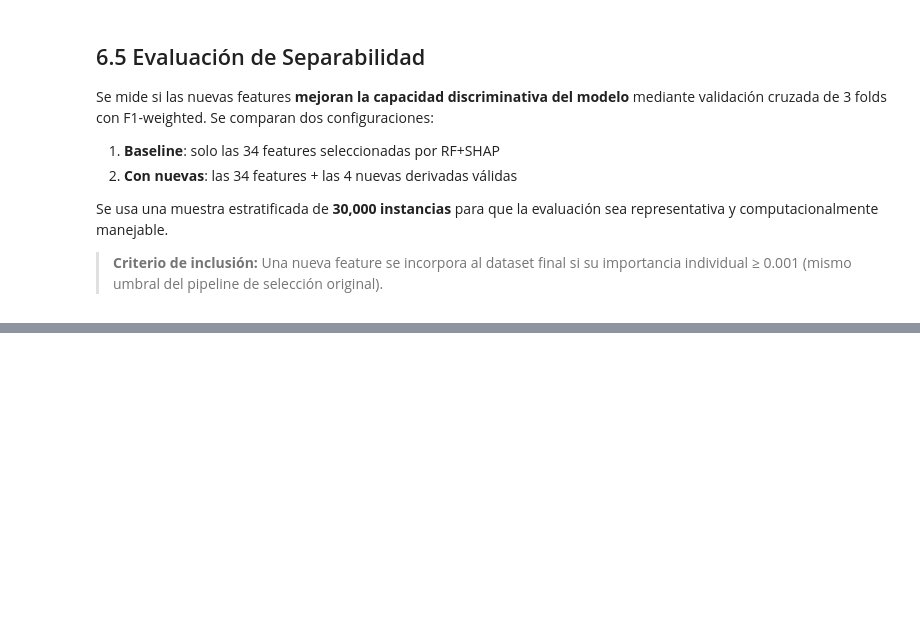
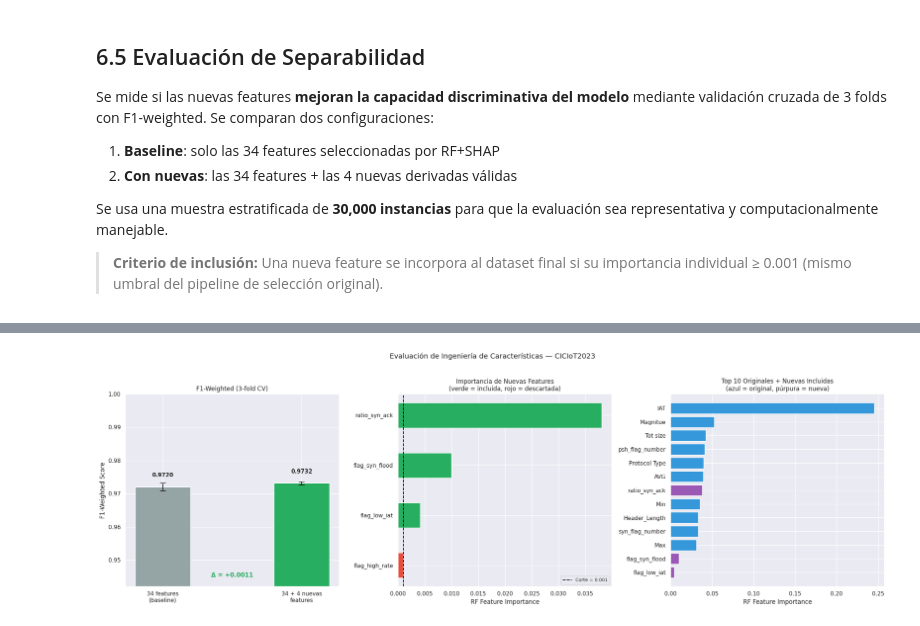
Before and after one commit to xtsebas/iot-intrusion-detection-ml, a Jupyter notebook: notebooks/Parte_1.ipynb, the cells around one changed output, grey strips where cells are left out. Cells and saved outputs as stored; diff of their text form; code cells hidden in the pictures; blank space fills up the shorter version.

Commit message:
Feat: Ingeniería de características

```diff
--- a/notebooks/Parte_1.ipynb
+++ b/notebooks/Parte_1.ipynb
@@ -1525,0 +1578,64 @@ Diferencia                    : +0.0011
+# %%
+fig, axes = plt.subplots(1, 3, figsize=(22, 7))
+
+# --- Panel 1: Comparativa F1 ---
+metodos   = ['34 features\n(baseline)', '34 + 4 nuevas\nfeatures']
+f1_scores = [scores_base.mean(), scores_new.mean()]
+errores   = [scores_base.std(),  scores_new.std()]
+color_bar = '#27ae60' if mejora >= 0 else '#e74c3c'
+bars = axes[0].bar(metodos, f1_scores,
+                   color=['#95a5a6', color_bar],
+                   yerr=errores, capsize=6, width=0.4)
+axes[0].set_ylim(min(f1_scores) - 0.03, 1.0)
+axes[0].set_title('F1-Weighted (3-fold CV)', fontsize=12)
+axes[0].set_ylabel('F1-Weighted Score')
+for bar, val in zip(bars, f1_scores):
+    axes[0].text(bar.get_x() + bar.get_width()/2,
+                 bar.get_height() + 0.003,
+                 f'{val:.4f}', ha='center', fontsize=11, fontweight='bold')
+axes[0].annotate(f'Δ = {mejora:+.4f}',
+                 xy=(0.5, 0.05), xycoords='axes fraction',
+                 ha='center', fontsize=12,
+                 color='#27ae60' if mejora >= 0 else '#e74c3c',
+                 fontweight='bold')
+
+# --- Panel 2: Importancia de las 4 nuevas features ---
+imp_sort   = imp_nuevas.sort_values('importance')
+col_barras = ['#27ae60' if f in features_nuevas_ok
+              else '#e74c3c' for f in imp_sort['feature']]
+axes[1].barh(imp_sort['feature'], imp_sort['importance'],
+             color=col_barras, edgecolor='white', height=0.5)
+axes[1].axvline(x=CORTE_NUEVAS, color='black', linestyle='--',
+                linewidth=1.5, label=f'Corte = {CORTE_NUEVAS}')
+axes[1].set_title('Importancia de Nuevas Features\n(verde = incluida, rojo = descartada)',
+                  fontsize=12)
+axes[1].set_xlabel('RF Feature Importance')
+axes[1].legend(fontsize=9)
+
+# --- Panel 3: Top 10 originales + nuevas incluidas ---
+top_orig  = imp_expandido[
+    ~imp_expandido['feature'].isin(NUEVAS_FEATURES)
+].head(10)
+top_nuevas_ok = imp_expandido[
+    imp_expandido['feature'].isin(features_nuevas_ok)
+]
+combined = pd.concat([
+    top_orig.assign(tipo='Original'),
+    top_nuevas_ok.assign(tipo='Nueva')
+]).sort_values('importance', ascending=True)
+
+col_comb = ['#3498db' if t == 'Original' else '#9b59b6'
+            for t in combined['tipo']]
+axes[2].barh(combined['feature'], combined['importance'],
+             color=col_comb, edgecolor='white')
+axes[2].set_title('Top 10 Originales + Nuevas Incluidas\n'
+                  '(azul = original, púrpura = nueva)', fontsize=12)
+axes[2].set_xlabel('RF Feature Importance')
+
+plt.suptitle('Evaluación de Ingeniería de Características — CICIoT2023',
+             fontsize=14, y=1.02)
+plt.tight_layout()
+plt.savefig(f'{DRIVE_PATH}feature_engineering_eval.png', bbox_inches='tight')
+plt.show()
+# %% [output]
+[figure, added]
```
Also changed, not shown: parts of 4 cells of this notebook.
